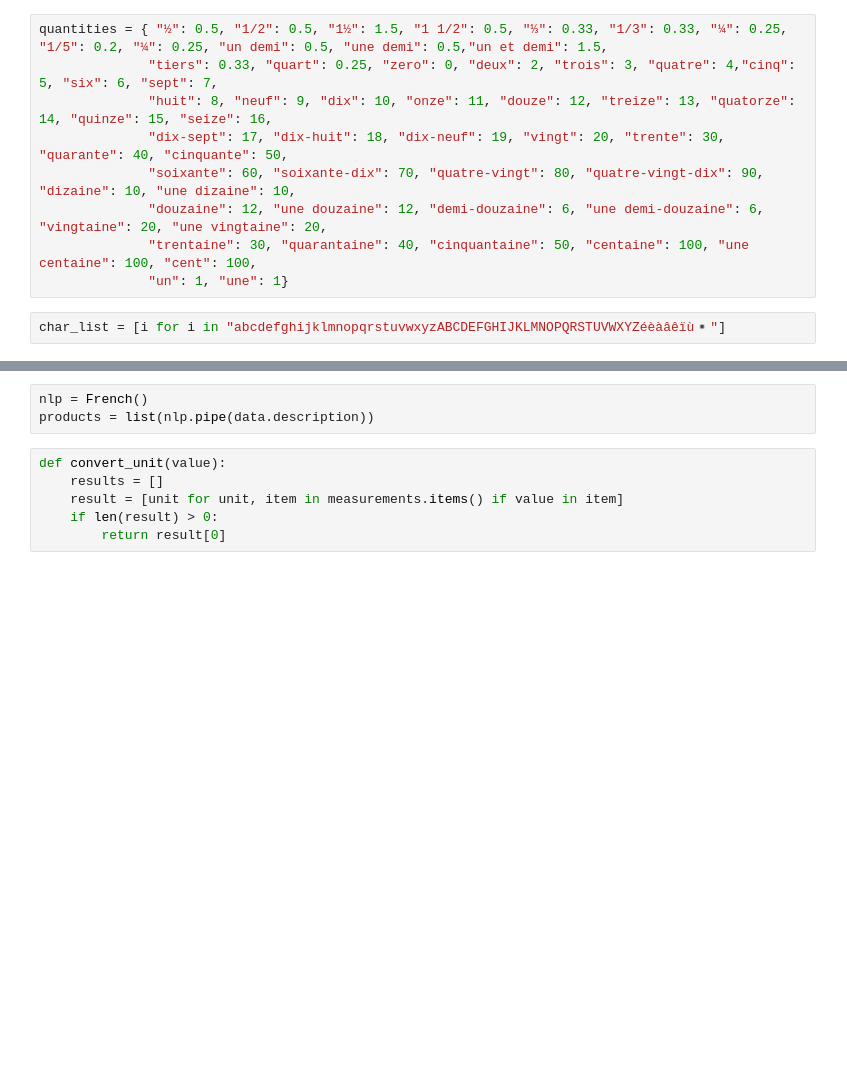
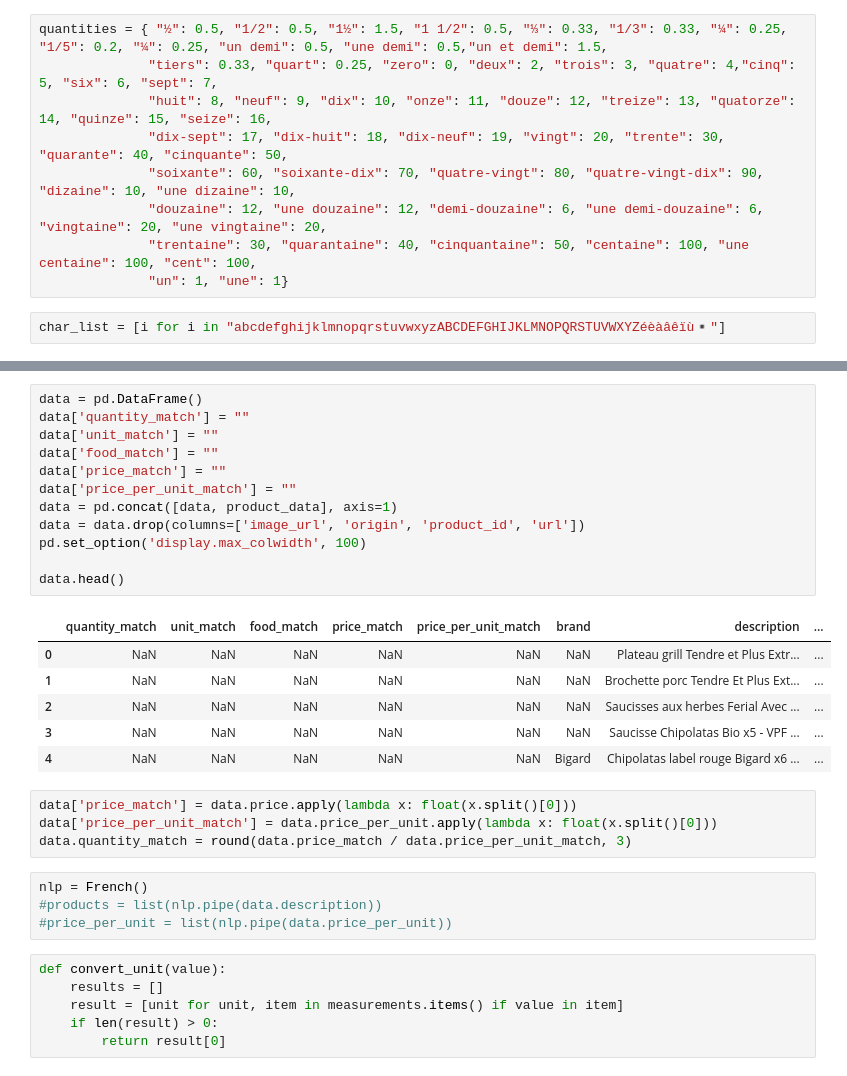
Before and after one commit to vsalamand/Notebooks, a Jupyter notebook: Product parser.ipynb, the cells around one changed output, grey strips where cells are left out. Drawn from its saved outputs; the diff is of its cells as text; blank space fills up the shorter version.

```diff
--- a/Product parser.ipynb
+++ b/Product parser.ipynb
@@ -73,6 +57,30 @@ data.head()
+# %%
+data = pd.DataFrame()
+data['quantity_match'] = ""
+data['unit_match'] = ""
+data['food_match'] = ""
+data['price_match'] = ""
+data['price_per_unit_match'] = ""
+data = pd.concat([data, product_data], axis=1)
+data = data.drop(columns=['image_url', 'origin', 'product_id', 'url'])
+pd.set_option('display.max_colwidth', 100)
+
+data.head()
+# %% [output]
+|  | quantity_match | unit_match | food_match | price_match | price_per_unit_match | brand | description | ... |
+| 0 | NaN | NaN | NaN | NaN | NaN | NaN | Plateau grill Tendre et Plus Extr... | ... |
+| 1 | NaN | NaN | NaN | NaN | NaN | NaN | Brochette porc Tendre Et Plus Ext... | ... |
+| 2 | NaN | NaN | NaN | NaN | NaN | NaN | Saucisses aux herbes Ferial Avec ... | ... |
+| 3 | NaN | NaN | NaN | NaN | NaN | NaN | Saucisse Chipolatas Bio x5 - VPF ... | ... |
+| 4 | NaN | NaN | NaN | NaN | NaN | Bigard | Chipolatas label rouge Bigard x6 ... | ... |
+# %%
+data['price_match'] = data.price.apply(lambda x: float(x.split()[0]))
+data['price_per_unit_match'] = data.price_per_unit.apply(lambda x: float(x.split()[0]))
+data.quantity_match = round(data.price_match / data.price_per_unit_match, 3)
 # %%
 nlp = French()
-products = list(nlp.pipe(data.description))
+#products = list(nlp.pipe(data.description))
+#price_per_unit = list(nlp.pipe(data.price_per_unit))
 # %%
 def convert_unit(value):
     results = []
```
Also changed, not shown: parts of 24 cells of this notebook.
